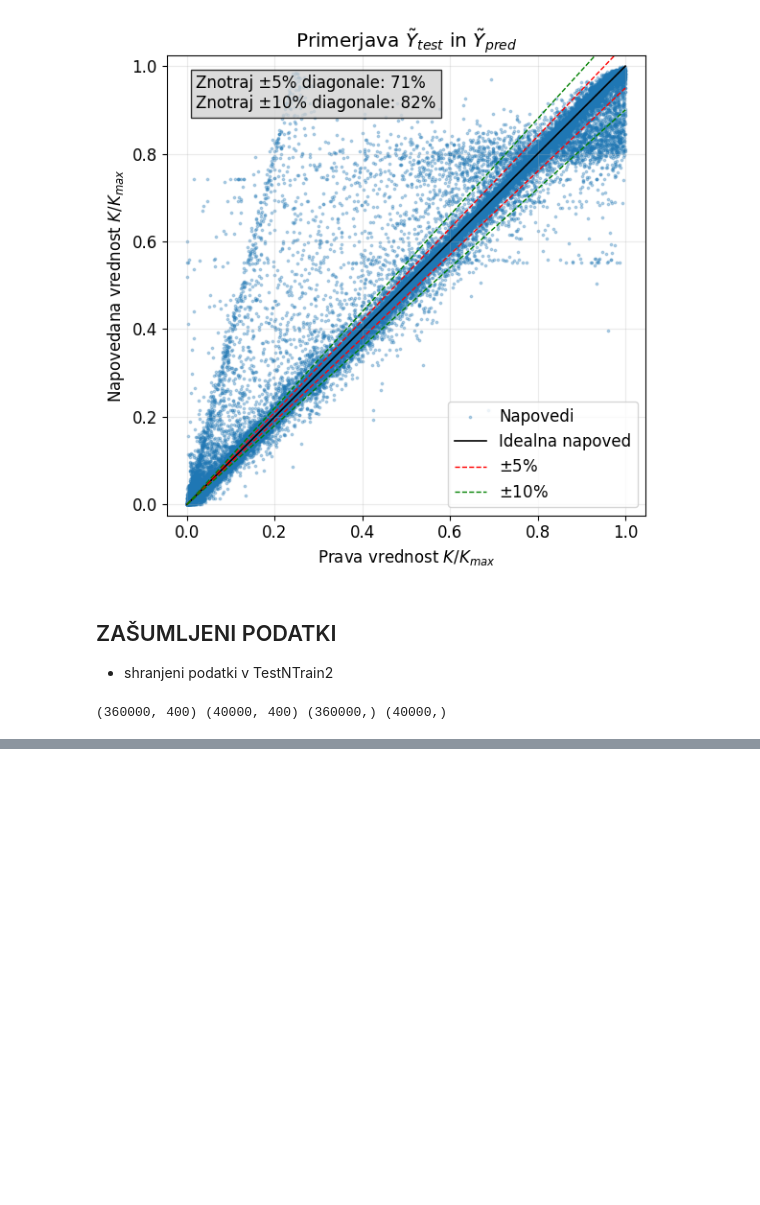
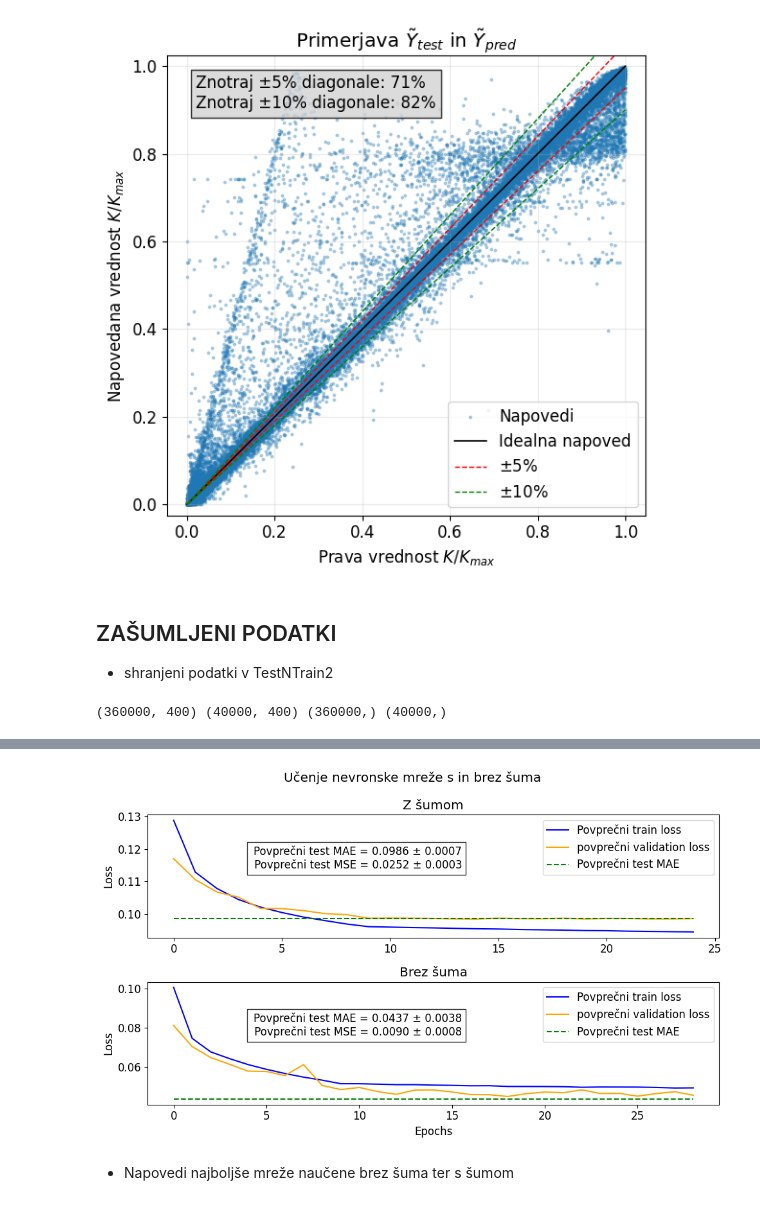
Before and after one commit to tadejkooo/PSUF, a Jupyter notebook: PSUF3/python/main.ipynb, the cells around one changed output, grey strips where cells are left out. Cells and saved outputs as stored; diff of their text form; code cells hidden in the pictures; blank space fills up the shorter version.

```diff
--- a/PSUF3/python/main.ipynb
+++ b/PSUF3/python/main.ipynb
@@ -846,0 +849,55 @@ Average MSE: 0.0097 ± 0.0010
+# %%
+noise = ['Z šumom', 'Brez šuma']
+histories_all = [histories100_relu, histories_relu]
+scores_all = [MAE100_relu, MAE_relu]
+
+MAEs = ["0.0986 ± 0.0007", "0.0437 ± 0.0038"]
+MSEs = ["0.0252 ± 0.0003", "0.0090 ± 0.0008"]
+
+fig, axes = plt.subplots(2, 1, figsize=(10, 6))
+fig.suptitle(r'Učenje nevronske mreže s in brez šuma')
+for i, (title, histories, scores) in enumerate(zip(noise, histories_all, scores_all)):
+
+    # združi train in val loss vseh fold-ov
+    max_epochs = max([len(h.history['loss']) for h in histories])
+    train_losses = np.zeros((len(histories), max_epochs))
+    val_losses = np.zeros((len(histories), max_epochs))
+
+    for j, h in enumerate(histories):
+        le = len(h.history['loss'])
+        train_losses[j, :le] = h.history['loss']
+        val_losses[j, :le] = h.history['val_loss']
+        if le < max_epochs:
+            # napolni preostanek z zadnjo vrednostjo
+            train_losses[j, le:] = h.history['loss'][-1]
+            val_losses[j, le:] = h.history['val_loss'][-1]
+
+    # povprečje čez fold-e
+    mean_train = np.mean(train_losses, axis=0)
+    mean_val = np.mean(val_losses, axis=0)
+
+    axes[i].plot(mean_train, label='Povprečni train loss', color='blue')
+    axes[i].plot(mean_val, label='povprečni validation loss', color='orange')
+
+    # povprečen test MAE čez fold-e
+    axes[i].hlines(np.mean(scores), 0, max_epochs-1, colors='green', linestyles='dashed', label='Povprečni test MAE')
+
+    # dodaj tekst z MAE in MSE
+    text_str = f"Povprečni test MAE = {MAEs[i]}\n Povprečni test MSE = {MSEs[i]}"
+    axes[i].text(0.55, 0.75, text_str,
+                 transform=axes[i].transAxes,  # koordinate od 0 do 1 v subplotu
+                 verticalalignment='top',
+                 horizontalalignment='right',
+                 bbox=dict(facecolor='white', alpha=0.8))
+
+    axes[i].set_title(f'{title}')
+    axes[i].set_ylabel('Loss')
+    axes[i].legend()
+
+axes[-1].set_xlabel('Epochs')
+plt.tight_layout()
+plt.show()
+# %% [output]
+[figure, added]
+# %% [markdown]
+- Napovedi najboljše mreže naučene brez šuma ter s šumom
```
Also changed, not shown: parts of 6 cells of this notebook, 55 other files.
